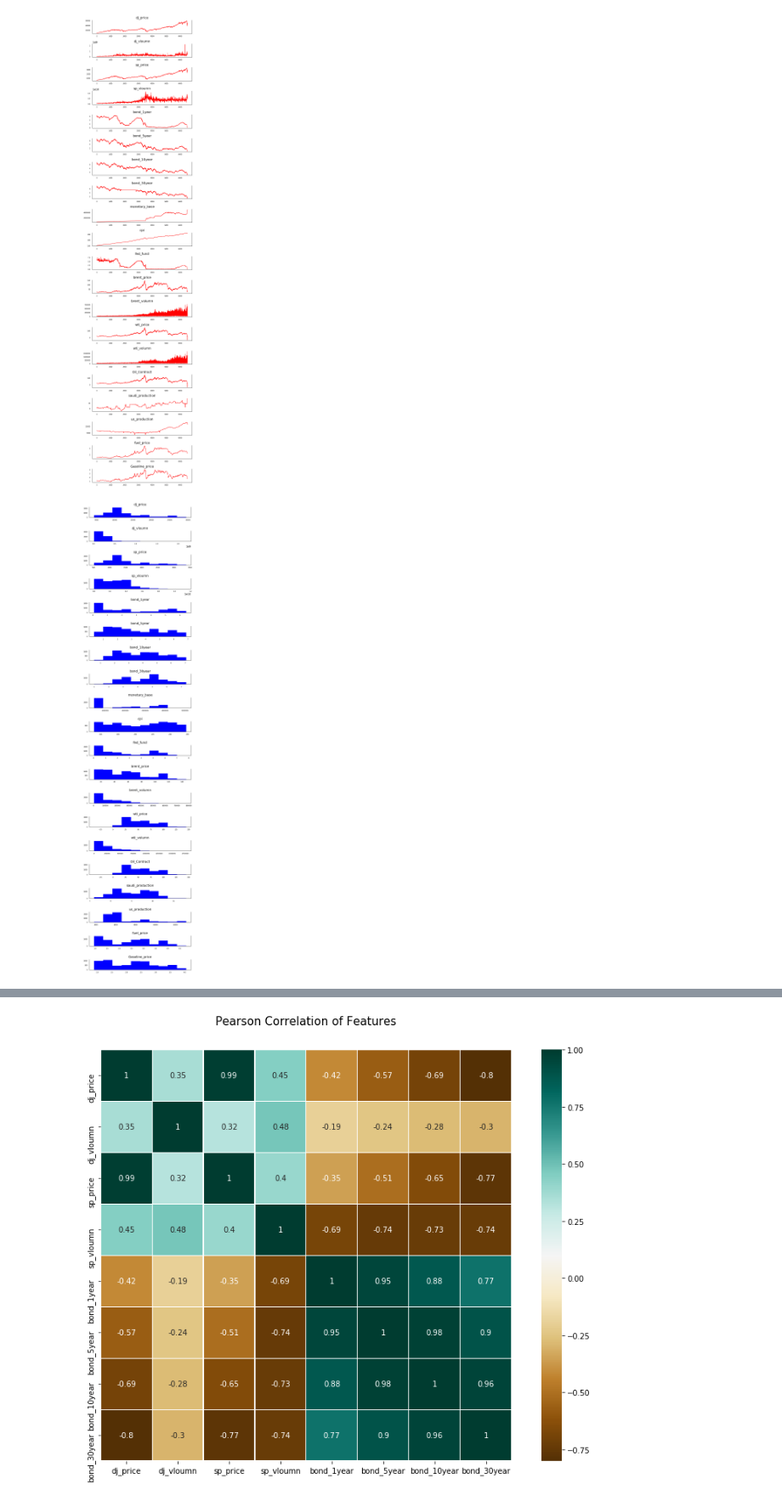
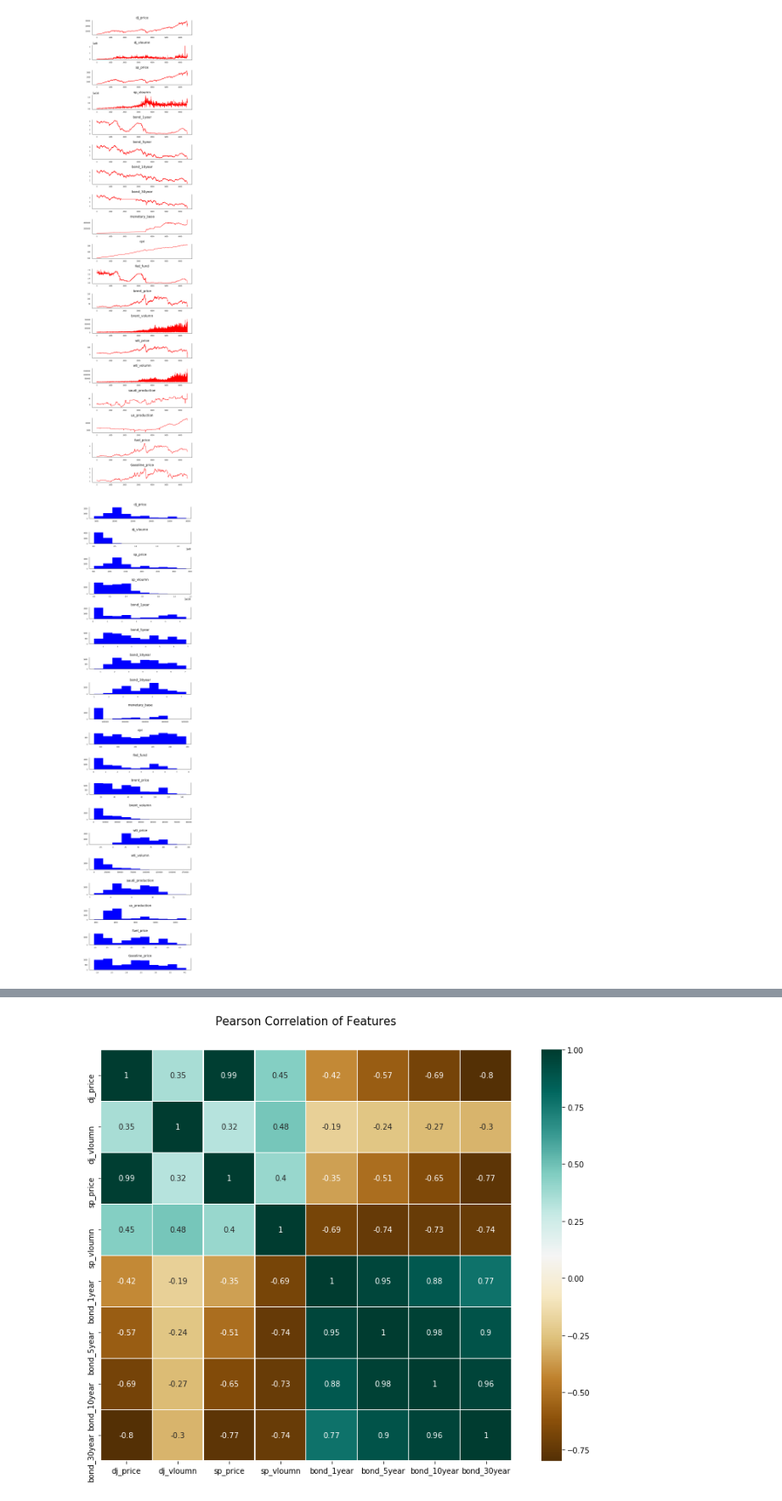
Before and after one commit to ILing82816/ds_oil_price_proj, a Jupyter notebook: data_eda.ipynb, the cells around one changed output, grey strips where cells are left out. Shown at 85% size. Saved outputs shown, nothing was run; the diff lists cells and outputs as text; code cells hidden in the pictures.

```diff
--- a/data_eda.ipynb
+++ b/data_eda.ipynb
@@ -2,8 +2,12 @@
 import pandas as pd
 import matplotlib.pyplot as plt
 import seaborn as sns
+import os
+# path
+path_prefix = 'D:/USA 2020 summer/Machine Learning/ds_oil_price_proj'
 # %%
-df = pd.read_csv('D:/USA 2020 summer/Machine Learning/ds_oil_price_proj/data/data_clean.csv')
+#Dataframe
+df = pd.read_csv(os.path.join(path_prefix, 'data/data_clean.csv'))
 df.head()
 # %% [output]
 |  | index | dj_price | dj_vloumn | sp_price | sp_vloumn | bond_1year | bond_5year | bond_10year | bond_30year | ... |
@@ -37,7 +39,7 @@ df.describe()
 # %%
 from pandas.plotting import register_matplotlib_converters
 # Plot
-fig, axes = plt.subplots(nrows=20, ncols=1, dpi=120, figsize=(6,25))
+fig, axes = plt.subplots(nrows=19, ncols=1, dpi=120, figsize=(6,25))
 for i, ax in enumerate(axes.flatten()):
  data = df[df.columns[i+1]]
  ax.plot(data, color='red', linewidth=1)
@@ -49,21 +51,21 @@ for i, ax in enumerate(axes.flatten()):
  ax.tick_params(labelsize=6)
 plt.tight_layout();
 # %% [output]
-[figure, old version]
+[figure, new version]
 # %%
+#Check normalization
 from pandas.plotting import register_matplotlib_converters
 # Plot
-fig, axes = plt.subplots(nrows=20, ncols=1, dpi=120, figsize=(6,25))
+fig, axes = plt.subplots(nrows=19, ncols=1, dpi=120, figsize=(6,25))
 for i, ax in enumerate(axes.flatten()):
     data = df[df.columns[i+1]]
     ax.hist(data, color='blue', linewidth=1)
 # Decorations
     ax.set_title(df.columns[i+1])
     ax.xaxis.set_ticks_position('none')
     ax.yaxis.set_ticks_position('none')
     ax.spines['top'].set_alpha(0)
     ax.tick_params(labelsize=6)
 plt.tight_layout();
-#plt.savefig('hist.png')
 # %% [output]
-[figure, old version]
+[figure, new version]
```
Also changed, not shown: parts of 17 cells of this notebook, 5 other files.
